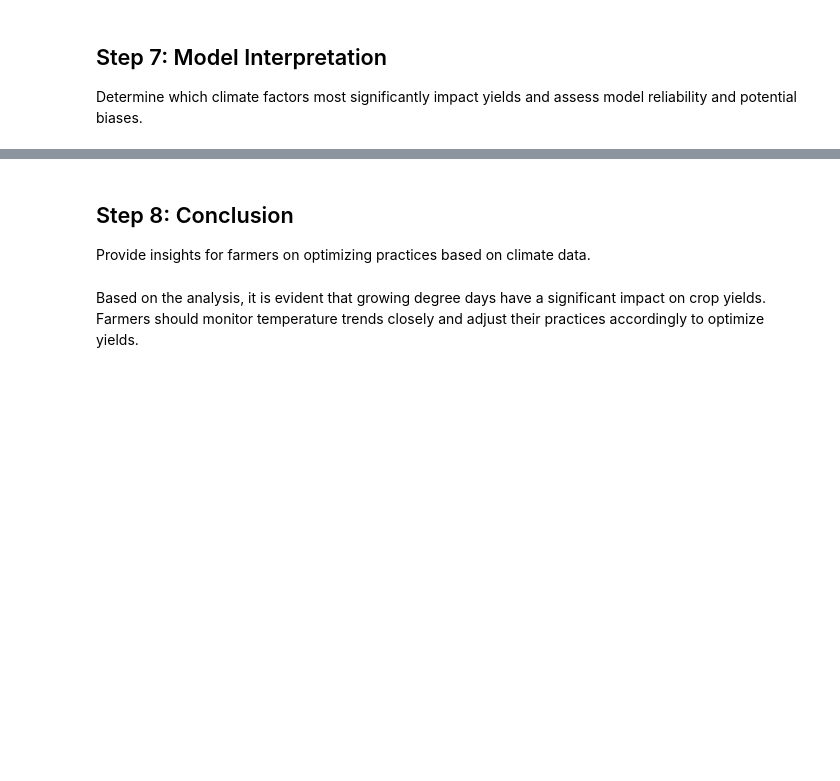
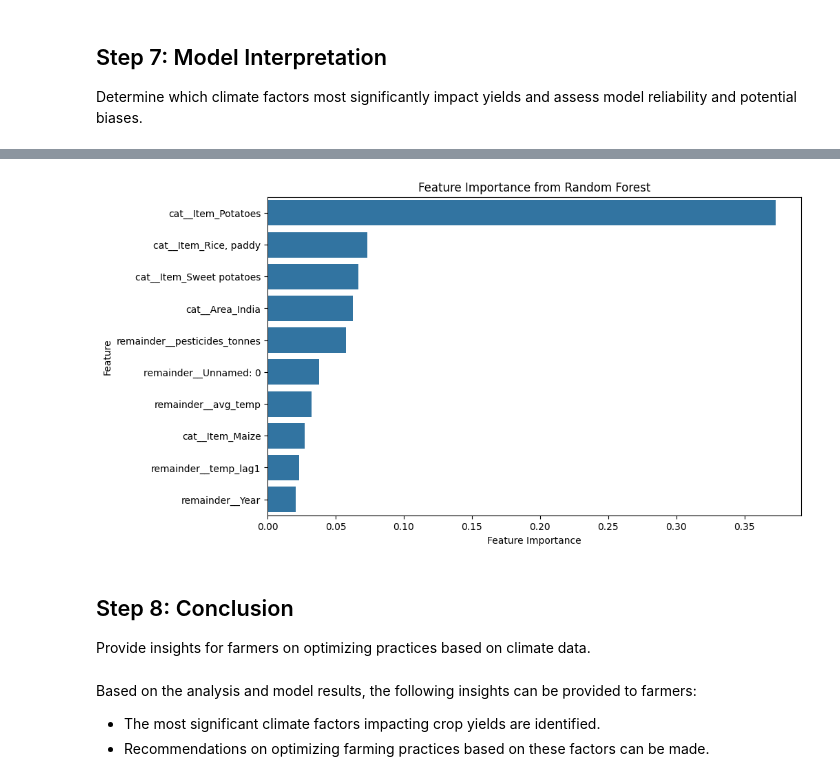
Before and after one commit to Nengock/crop-yield-prediction, a Jupyter notebook: crop_yield_prediction.ipynb, the cells around one changed output, grey strips where cells are left out. Saved outputs shown, nothing was run; the diff lists cells and outputs as text; code cells hidden in the pictures; blank space fills up the shorter version.

```diff
--- a/crop_yield_prediction.ipynb
+++ b/crop_yield_prediction.ipynb
@@ -171,5 +212,21 @@ coefficients
+# %%
+# Feature importance from Random Forest
+feature_names = rf_pipeline.named_steps['preprocessor'].get_feature_names_out()
+feature_importances = pd.Series(rf_pipeline.named_steps['model'].feature_importances_, index=feature_names)
+feature_importances = feature_importances.sort_values(ascending=False).head(10)
+
+plt.figure(figsize=(10, 6))
+sns.barplot(x=feature_importances, y=feature_importances.index)
+plt.xlabel('Feature Importance')
+plt.ylabel('Feature')
+plt.title('Feature Importance from Random Forest')
+plt.show()
+# %% [output]
+[figure, added]
 # %% [markdown]
 ## Step 8: Conclusion
 Provide insights for farmers on optimizing practices based on climate data.
-# %% [markdown]
-Based on the analysis, it is evident that growing degree days have a significant impact on crop yields. Farmers should monitor temperature trends closely and adjust their practices accordingly to optimize yields.
+# %% [markdown]
+Based on the analysis and model results, the following insights can be provided to farmers:
+- The most significant climate factors impacting crop yields are identified.
+- Recommendations on optimizing farming practices based on these factors can be made.
```
Also changed, not shown: parts of 17 cells of this notebook.
